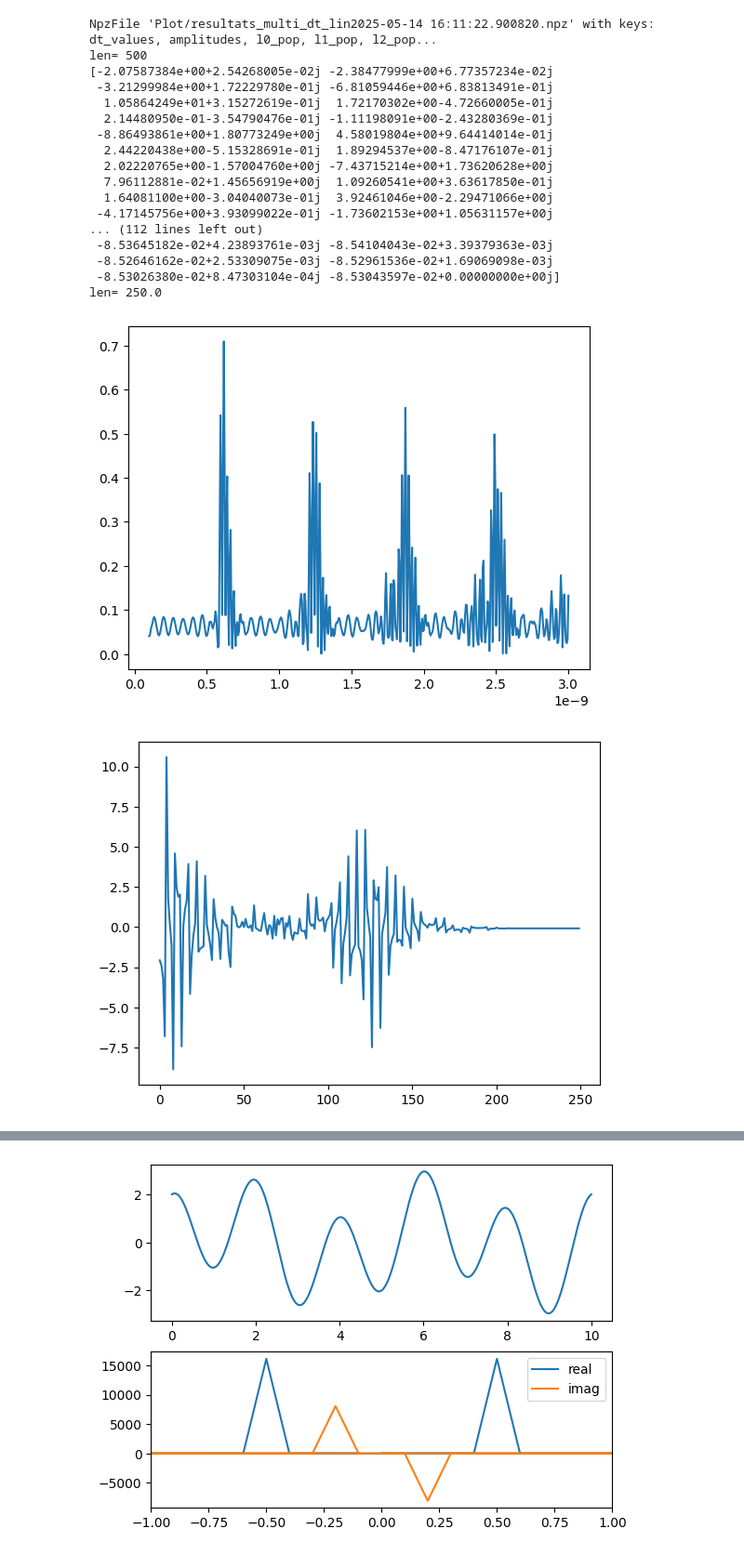
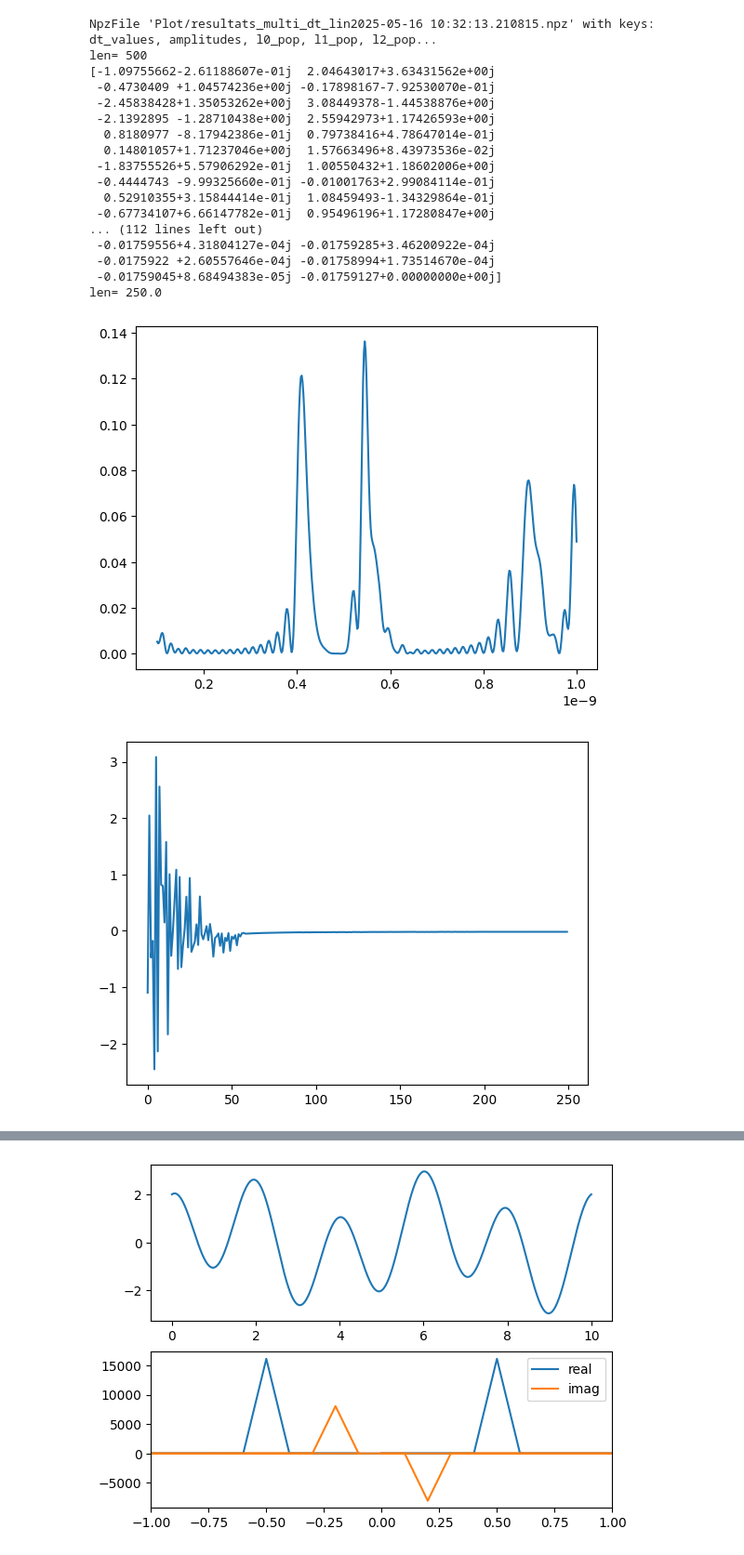
Before and after one commit to sdieden/Quantum-Control, a Jupyter notebook: fourier.ipynb, the cells around one changed output, grey strips where cells are left out. Shown at 93% size. Cells and saved outputs as stored; diff of their text form; code cells hidden in the pictures.

```diff
--- a/fourier.ipynb
+++ b/fourier.ipynb
@@ -6,14 +7,16 @@ from scipy.fft import rfft,fft, ifft, fftshift, fftfreq
 # %%
-# Charger les données
-data = np.load("Plot/resultats_multi_dt_lin2025-05-14 16:11:22.900820.npz", allow_pickle=True)
+data_path = 'Plot/resultats_multi_dt_lin2025-05-16 10:32:13.210815.npz'
+data = np.load(data_path, allow_pickle=True)
 # %%
-print(data)
+
 #print(data['dt_values'])
 dt_values = data['dt_values']
 #print('dt',type(dt_values))
 amplitudes = data['amplitudes']
 #l_sup_10_pop = data['l_sup_10_pop'].item()
-l10_pop = data['l10_pop'].item()
-l11_pop = data['l11_pop'].item()
-l3_pop = data['l3_pop'].item()
+#10_pop = data['l10_pop'].item()
+#l11_pop = data['l11_pop'].item()
+#l3_pop = data['l3_pop'].item()
+l15_pop = data['l15_pop'].item()
+plot_optimization_results(data_path, 'l15_pop',title_prefix='Population de l = 15 après un pulse')
 # %% [output]
@@ -21,13 +35,20 @@ NpzFile 'Plot/resultats_multi_dt_lin2025-05-14 16:11:22.900820.npz' with keys: d
+# %%
+period = 0
+vitesse_angulaire = -2.748595637603823889e+03
+period = 2 * np.pi / vitesse_angulaire
 # %%
-EF_idx = 15
+EF_idx = 0
 # 2. aller chercher toutes les valeurs à chaque temps pour ce champ electrique
 sup = np.zeros(len(dt_values))
 pop = np.zeros(len(dt_values))
 for i in range(len(dt_values)):
     #sup[i] = l_sup_10_pop[dt_values[i]][EF_idx]
-    pop[i] = l10_pop[dt_values[i]][EF_idx]
+    pop[i] = l15_pop[dt_values[i]][EF_idx]
 print(data)
 plt.plot(dt_values, pop)
+for i in range(40):
+    plt.axvline(i*period*1e-8+1e-9, color='r', linestyle='--',alpha=0.1)
+plt.xlabel('temps (s)')
 print('len=',len(pop))
 # TDF dessus
 L_SUP = fft(sup)
@@ -38,10 +59,10 @@ plt.figure()
 plt.subplot(211)
 plt.plot(np.real(POP))
 plt.ylabel("partie reelle")
-plt.xlim(0,50)
+#plt.xlim(0,50)
 plt.subplot(212)
 plt.plot(np.imag(POP))
 plt.ylabel("partie imaginaire")
-plt.xlim(0,50)
+#plt.xlim(0,50)
 plt.show()
 # %% [output]
@@ -77,44 +98,44 @@ plt.show()
 # %%
-EF_idx = 25
+EF_idx = 0
 l3_pop = data['l3_pop'].item()
 # 2. aller chercher toutes les valeurs à chaque temps pour ce champ electrique
 sup = np.zeros(len(dt_values))
 pop = np.zeros(len(dt_values))
 for i in range(len(dt_values)):
     #sup[i] = l_sup_10_pop[dt_values[i]][EF_idx]
-    pop[i] = l3_pop[dt_values[i]][EF_idx]
+    pop[i] = l15_pop[dt_values[i]][EF_idx]
 print(data)
 plt.plot(dt_values, pop)
 print('len=',len(pop))
 # TDF dessus
 L_SUP = fft(sup)
 POP = rfft(pop)
 POP = POP[1:]
 print(POP)
 print('len=',len(pop)/2)
 plt.figure()
 plt.plot(POP)
 plt.show()
 # %% [output]
-NpzFile 'Plot/resultats_multi_dt_lin2025-05-14 16:11:22.900820.npz' with keys: dt_values, amplitudes, l0_pop, l1_pop, l2_pop...
+NpzFile 'Plot/resultats_multi_dt_lin2025-05-16 10:32:13.210815.npz' with keys: dt_values, amplitudes, l0_pop, l1_pop, l2_pop...
 len= 500
-[-2.07587384e+00+2.54268005e-02j -2.38477999e+00+6.77357234e-02j
- -3.21299984e+00+1.72229780e-01j -6.81059446e+00+6.83813491e-01j
-  1.05864249e+01+3.15272619e-01j  1.72170302e+00-4.72660005e-01j
-  2.14480950e-01-3.54790476e-01j -1.11198091e+00-2.43280369e-01j
- -8.86493861e+00+1.80773249e+00j  4.58019804e+00+9.64414014e-01j
-  2.44220438e+00-5.15328691e-01j  1.89294537e+00-8.47176107e-01j
-  2.02220765e+00-1.57004760e+00j -7.43715214e+00+1.73620628e+00j
-  7.96112881e-02+1.45656919e+00j  1.09260541e+00+3.63617850e-01j
-  1.64081100e+00-3.04040073e-01j  3.92461046e+00-2.29471066e+00j
- -4.17145756e+00+3.93099022e-01j -1.73602153e+00+1.05631157e+00j
+[-1.09755662-2.61188607e-01j  2.04643017+3.63431562e+00j
+ -0.4730409 +1.04574236e+00j -0.17898167-7.92530070e-01j
+ -2.45838428+1.35053262e+00j  3.08449378-1.44538876e+00j
+ -2.1392895 -1.28710438e+00j  2.55942973+1.17426593e+00j
+  0.8180977 -8.17942386e-01j  0.79738416+4.78647014e-01j
+  0.14801057+1.71237046e+00j  1.57663496+8.43973536e-02j
+ -1.83755526+5.57906292e-01j  1.00550432+1.18602006e+00j
+ -0.4444743 -9.99325660e-01j -0.01001763+2.99084114e-01j
+  0.52910355+3.15844414e-01j  1.08459493-1.34329864e-01j
+ -0.67734107+6.66147782e-01j  0.95496196+1.17280847e+00j
 ... (112 lines left out)
- -8.53645182e-02+4.23893761e-03j -8.54104043e-02+3.39379363e-03j
- -8.52646162e-02+2.53309075e-03j -8.52961536e-02+1.69069098e-03j
- -8.53026380e-02+8.47303104e-04j -8.53043597e-02+0.00000000e+00j]
+ -0.01759556+4.31804127e-04j -0.01759285+3.46200922e-04j
+ -0.0175922 +2.60557646e-04j -0.01758994+1.73514670e-04j
+ -0.01759045+8.68494383e-05j -0.01759127+0.00000000e+00j]
 len= 250.0
-[figure, old version]
+[figure, new version]
-[figure, old version]
+[figure, new version]
 # %%
 dt_signal = 0.062e-10
 n = len(POP)
```
Also changed, not shown: parts of 14 cells of this notebook, 7 other files.
